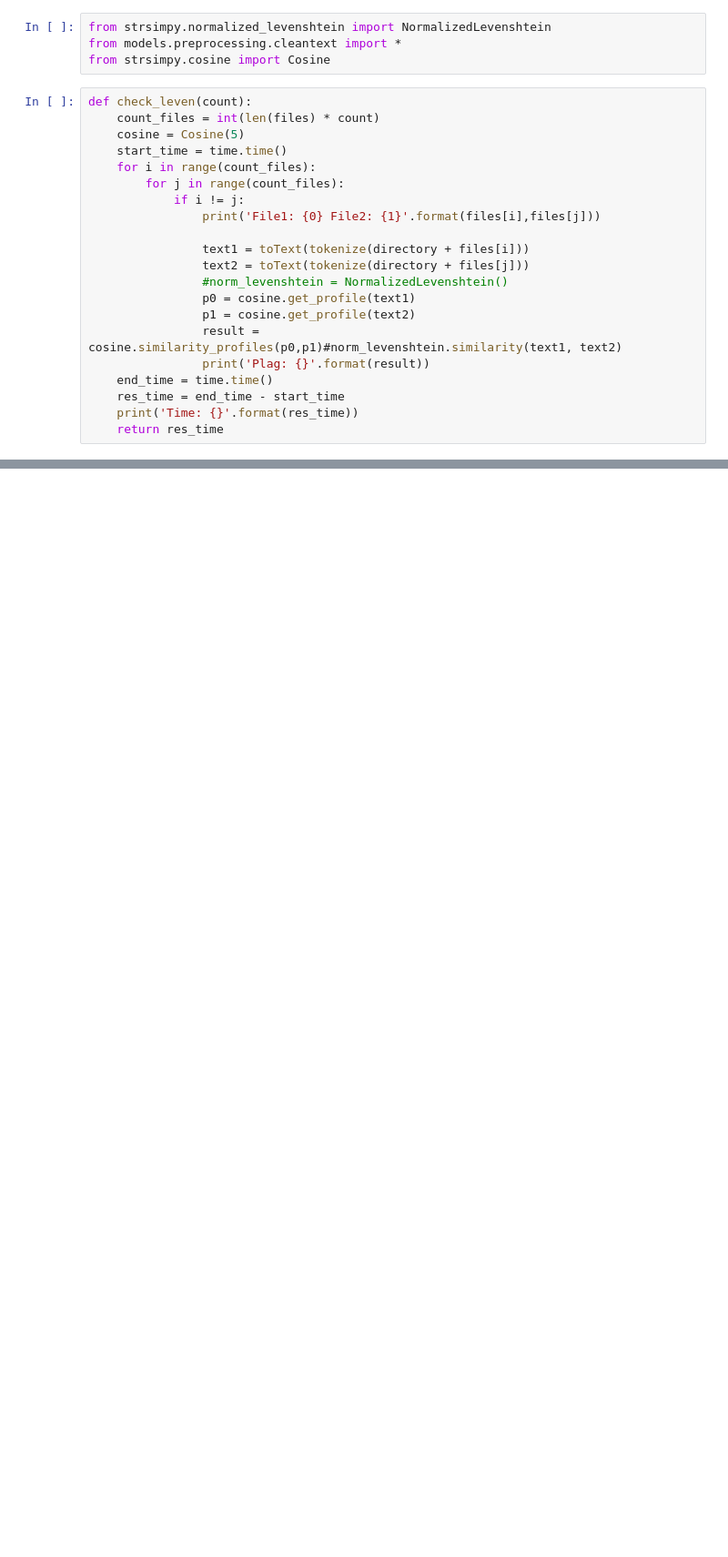
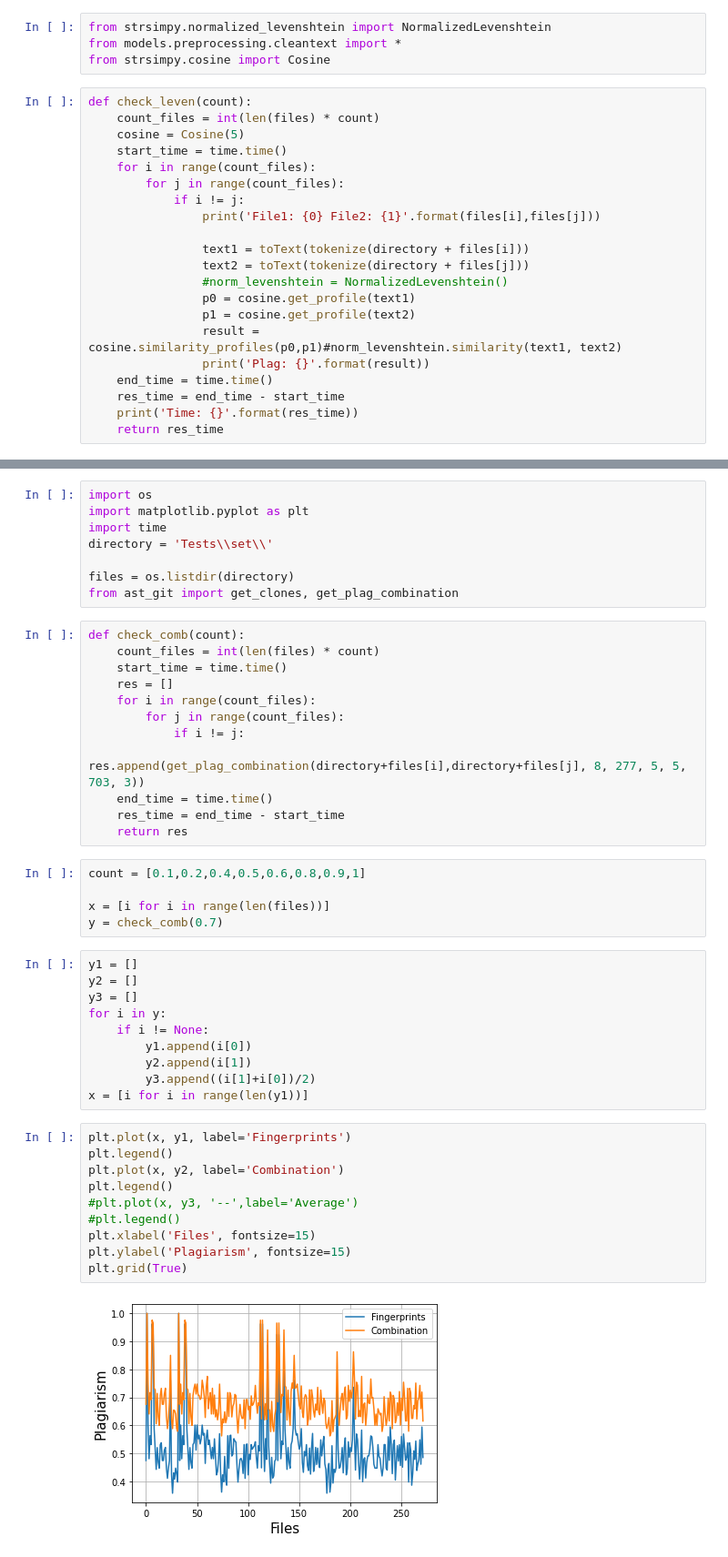
Before and after one commit to FazilovDev/Diplom, a Jupyter notebook: Analyze_Algorithms.ipynb, the cells around one changed output, grey strips where cells are left out. Shown at 91% size. Saved outputs shown, nothing was run; the diff lists cells and outputs as text; blank space fills up the shorter version.

```diff
--- a/Analyze_Algorithms.ipynb
+++ b/Analyze_Algorithms.ipynb
@@ -123,0 +116,47 @@ plt.plot(x, y)  # построение графикаplt.plot(x,y)
+# %%
+import os
+import matplotlib.pyplot as plt
+import time
+directory = 'Tests\\set\\'
+
+files = os.listdir(directory)
+from ast_git import get_clones, get_plag_combination
+# %%
+def check_comb(count):
+    count_files = int(len(files) * count)
+    start_time = time.time()
+    res = []
+    for i in range(count_files):
+        for j in range(count_files):
+            if i != j:
+                res.append(get_plag_combination(directory+files[i],directory+files[j], 8, 277, 5, 5, 703, 3))
+    end_time = time.time()
+    res_time = end_time - start_time
+    return res
+# %%
+count = [0.1,0.2,0.4,0.5,0.6,0.8,0.9,1]
+
+x = [i for i in range(len(files))]
+y = check_comb(0.7)
+# %%
+y1 = []
+y2 = []
+y3 = []
+for i in y:
+    if i != None:
+        y1.append(i[0])
+        y2.append(i[1])
+        y3.append((i[1]+i[0])/2)
+x = [i for i in range(len(y1))]
+# %%
+plt.plot(x, y1, label='Fingerprints')
+plt.legend()
+plt.plot(x, y2, label='Combination')
+plt.legend()
+#plt.plot(x, y3, '--',label='Average')
+#plt.legend()
+plt.xlabel('Files', fontsize=15)
+plt.ylabel('Plagiarism', fontsize=15)
+plt.grid(True)
+# %% [output]
+[figure, added]
```
Also changed, not shown: parts of 11 cells of this notebook, 12 other files.
